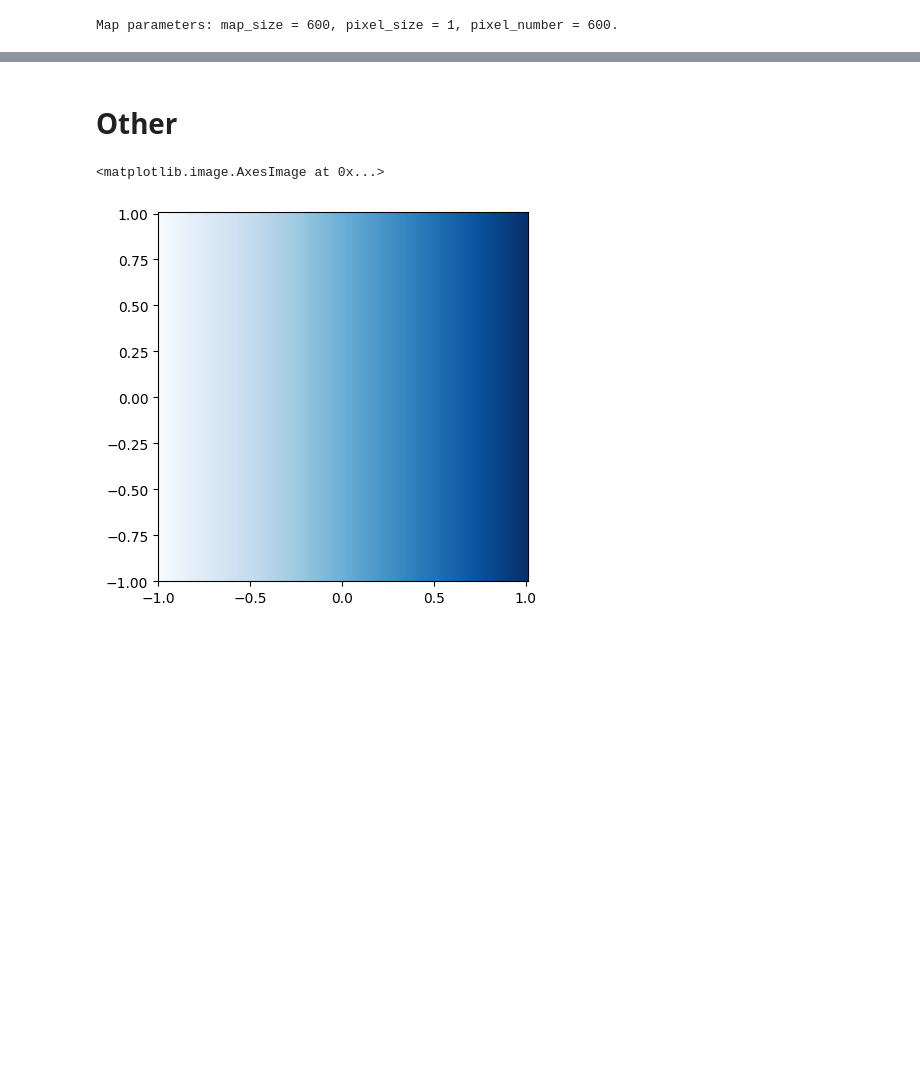
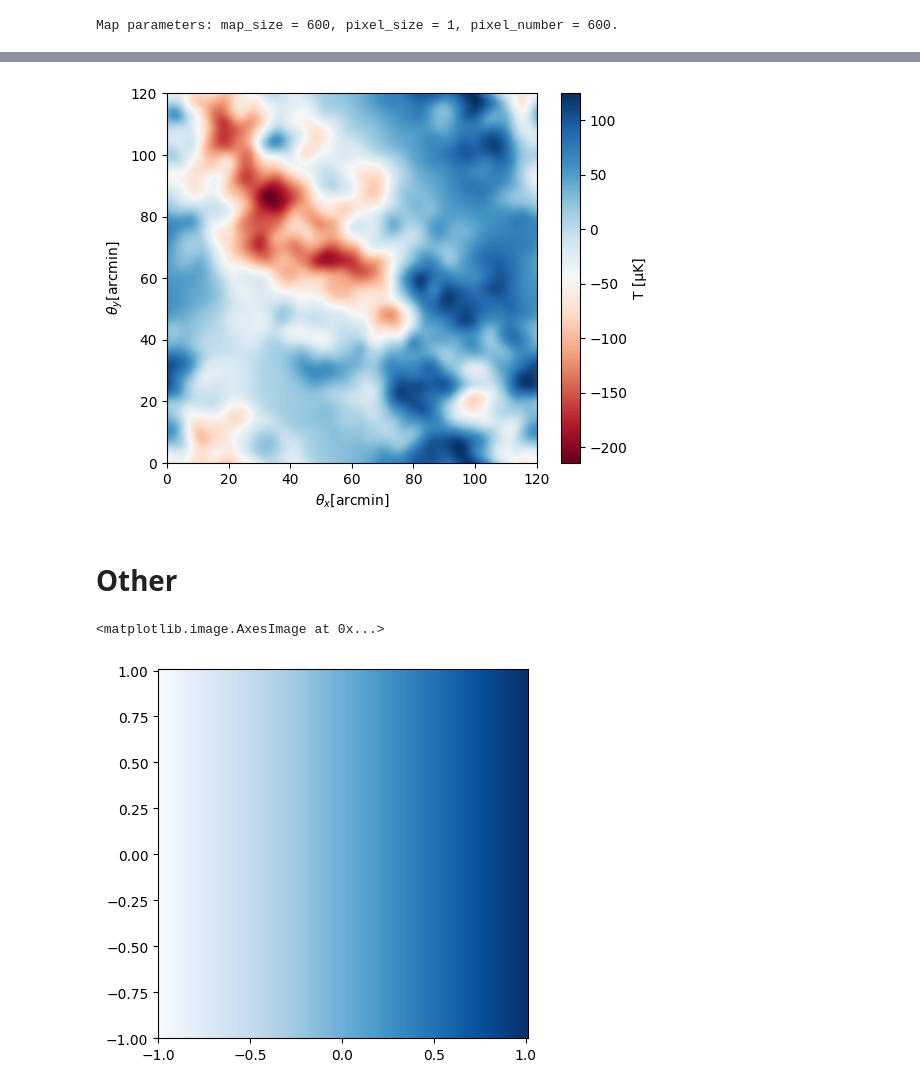
Before and after one commit to jzimm24/research-intern-AIfA, a Jupyter notebook: notebookes/cmb-maps.ipynb, the cells around one changed output, grey strips where cells are left out. Saved outputs shown, nothing was run; the diff lists cells and outputs as text; code cells hidden in the pictures; blank space fills up the shorter version.

```diff
--- a/notebookes/cmb-maps.ipynb
+++ b/notebookes/cmb-maps.ipynb
@@ -1392,0 +1512,23 @@ cbar.set_label("T [K]")   # label for the scale
+# %%
+dx = 0.1667  # Pixel resolution in arcmin
+extent = 120  # Map size in arcmin
+nx = int(extent / dx)  # Number of pixels
+map_params = [nx, dx, nx, dx]  # [nx, dx, ny, dy]
+# %%
+ls, Dls = np.loadtxt("/home/user/Physik_Bonn/research_project/resources/TT_power_spectrum_extended_planck18cosmo.dat",
+                             usecols=(0, 1), unpack=True)
+# %%
+background = generate_cmb_map(map_params, ls, Dls)
+
+#im = plt.imshow(output.get_lensed_map(), extent = [0, 0.2*600, 0, 0.2*600], origin='lower', interpolation='bilinear', cmap='RdBu')
+#im = plt.imshow(background_map_real, extent = [0, 0.2*600, 0, 0.2*600], origin='lower', interpolation='bilinear', cmap='RdBu')
+im = plt.imshow(background, extent = [0, 0.2*600, 0, 0.2*600], origin='lower', interpolation='bilinear', cmap='RdBu')
+im.set_clim()
+
+plt.xlabel(r"$\theta_x$[arcmin]")
+plt.ylabel(r"$\theta_y$[arcmin]")
+
+cbar = plt.colorbar(im)
+cbar.set_label("T [μK]")   # label for the scale
+# %% [output]
+[figure, added]
```
Also changed, not shown: parts of 8 cells of this notebook.
